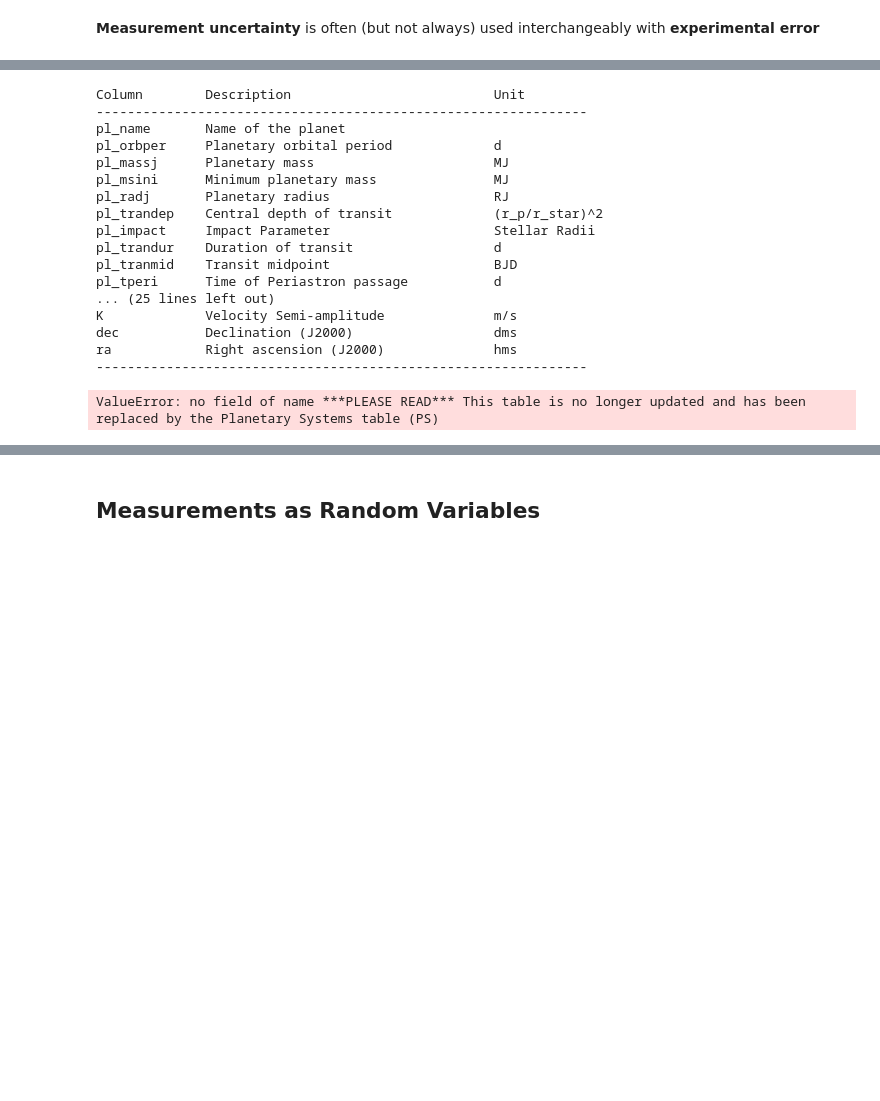
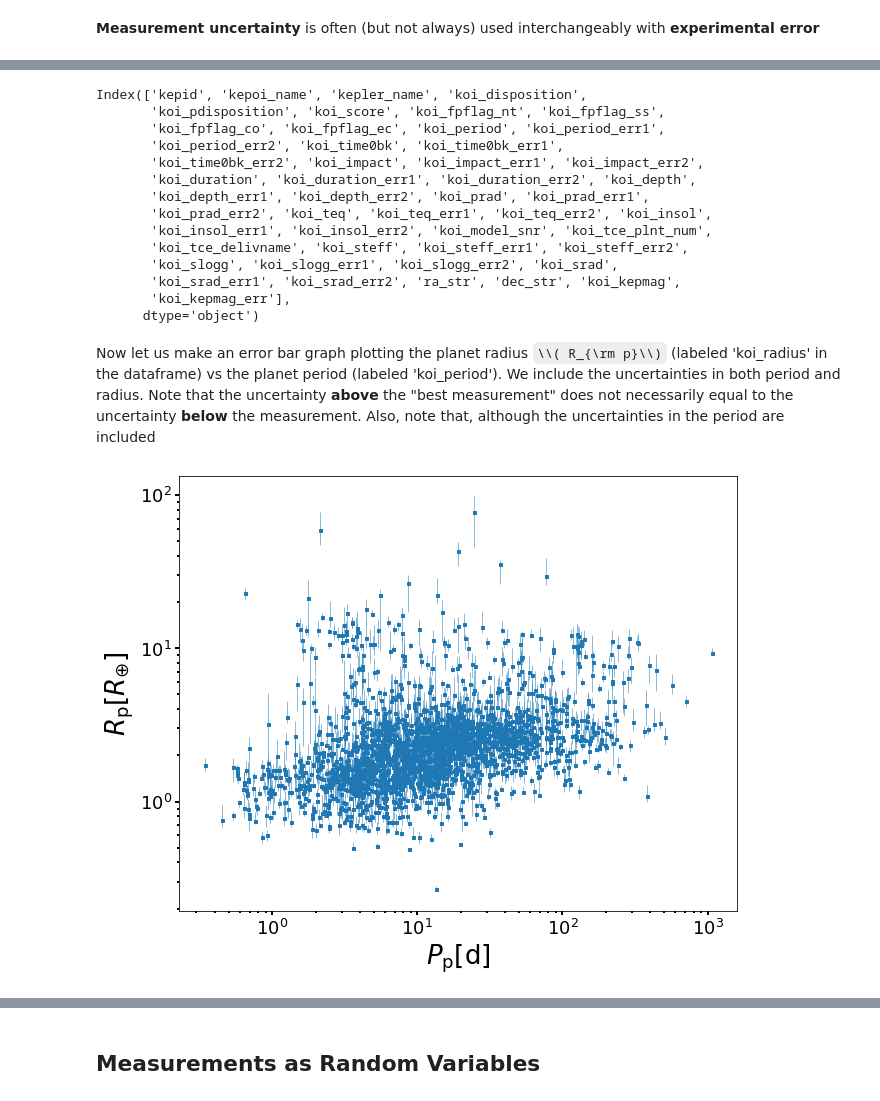
Before and after one commit to psheehan/CIERA-HS-Program, a Jupyter notebook: Projects/MeasurementUncertainty/MeasurementUncertainty.ipynb, the cells around one changed output, grey strips where cells are left out. Saved outputs shown, nothing was run; the diff lists cells and outputs as text; code cells hidden in the pictures; some formulas as TeX source; blank space fills up the shorter version.

Commit message:
Started statistics/error notebook

```diff
--- a/Projects/MeasurementUncertainty/MeasurementUncertainty.ipynb
+++ b/Projects/MeasurementUncertainty/MeasurementUncertainty.ipynb
@@ -20,3 +20,7 @@ $({\rm measured A)=A_{\rm best}\pm\delta A$
 # %%
-import sys
-!conda install --yes --prefix {sys.prefix} PyAstronomy
+import matplotlib.pyplot as plt
+import pandas as pd
+%matplotlib inline
+
+kepler_url="https://exoplanetarchive.ipac.caltech.edu/cgi-bin/nstedAPI/nph-nstedAPI?table=cumulative&where=koi_disposition+like+'CONFIRMED'&format=csv"
+df=pd.read_csv(kepler_url)
@@ -41,49 +27,33 @@ and use the search bar at the top of the page.
 # %%
-dir(pyasl)
-epl = pyasl.ExoplanetsOrg()
-# Show the available columns
-epl.availableColumns()
-
-# Get information in Kepler-5 b
-d = epl.selectByPlanetName("kepler-5 b")
+print(df.columns)
 # %% [output]
-Column        Description                          Unit
----------------------------------------------------------------
-pl_name       Name of the planet
-pl_orbper     Planetary orbital period             d
-pl_massj      Planetary mass                       MJ
-pl_msini      Minimum planetary mass               MJ
-pl_radj       Planetary radius                     RJ
-pl_trandep    Central depth of transit             (r_p/r_star)^2
-pl_impact     Impact Parameter                     Stellar Radii
-pl_trandur    Duration of transit                  d
-pl_tranmid    Transit midpoint                     BJD
-pl_tperi      Time of Periastron passage           d
-... (25 lines left out)
-K             Velocity Semi-amplitude              m/s
-dec           Declination (J2000)                  dms
-ra            Right ascension (J2000)              hms
----------------------------------------------------------------
+Index(['kepid', 'kepoi_name', 'kepler_name', 'koi_disposition',
+       'koi_pdisposition', 'koi_score', 'koi_fpflag_nt', 'koi_fpflag_ss',
+       'koi_fpflag_co', 'koi_fpflag_ec', 'koi_period', 'koi_period_err1',
+       'koi_period_err2', 'koi_time0bk', 'koi_time0bk_err1',
+       'koi_time0bk_err2', 'koi_impact', 'koi_impact_err1', 'koi_impact_err2',
+       'koi_duration', 'koi_duration_err1', 'koi_duration_err2', 'koi_depth',
+       'koi_depth_err1', 'koi_depth_err2', 'koi_prad', 'koi_prad_err1',
+       'koi_prad_err2', 'koi_teq', 'koi_teq_err1', 'koi_teq_err2', 'koi_insol',
+       'koi_insol_err1', 'koi_insol_err2', 'koi_model_snr', 'koi_tce_plnt_num',
+       'koi_tce_delivname', 'koi_steff', 'koi_steff_err1', 'koi_steff_err2',
+       'koi_slogg', 'koi_slogg_err1', 'koi_slogg_err2', 'koi_srad',
+       'koi_srad_err1', 'koi_srad_err2', 'ra_str', 'dec_str', 'koi_kepmag',
+       'koi_kepmag_err'],
+      dtype='object')
+# %% [markdown]
+Now let us make an error bar graph plotting the planet radius \\( R_{\rm p}\\) (labeled 'koi_radius' in the dataframe) vs the planet period (labeled 'koi_period'). We include the uncertainties in both period and radius. Note that the uncertainty **above** the "best measurement" does not necessarily equal to the uncertainty **below** the measurement. Also, note that, although the uncertainties in the period are included
 # %%
-from PyAstronomy import pyasl
-import matplotlib.pyplot as plt
+fig = plt.figure(1,figsize=(10,8))
+ax=fig.add_subplot(111)
 
-nexa = pyasl.NasaExoplanetArchive()
-
-
-# See what information is available
-cols = nexa.availableColumns()
-print()
-
-# Get all information for planet 'wasp-12 b'
-# By default, the search is case-insensitive
-print("Entry of Wasp-12 b")
-print(nexa.selectByPlanetName("Wasp-12 b"))
-
-print()
-# Get all data and plot ra vs. dec
-dat = nexa.getAllData()
-plt.plot(dat.ra, dat.dec, 'b.')
-plt.show()
+ax.errorbar(df['koi_period'],df['koi_prad'],yerr=[-df['koi_prad_err2'].values,df['koi_prad_err1'].values],
+             xerr=[-df['koi_period_err2'].values,df['koi_period_err1'].values],fmt='s',lw=0.5,ms=3.0)
+ax.set_xscale('log')
+ax.set_yscale('log')
+ax.set_xlabel(r'$P_{\rm p}[{\rm d}]$',size=26)
+ax.set_ylabel(r'$R_{\rm p}[R_{\oplus}]$',size=26)
+ax.tick_params(axis='both',width=2,length=4,labelsize=18)
+ax.tick_params(axis='both',which='both',width=2)
 # %% [output]
-ValueError: no field of name ***PLEASE READ*** This table is no longer updated and has been replaced by the Planetary Systems table (PS)
+[figure, added]
```
Also changed, not shown: parts of 6 cells of this notebook.
